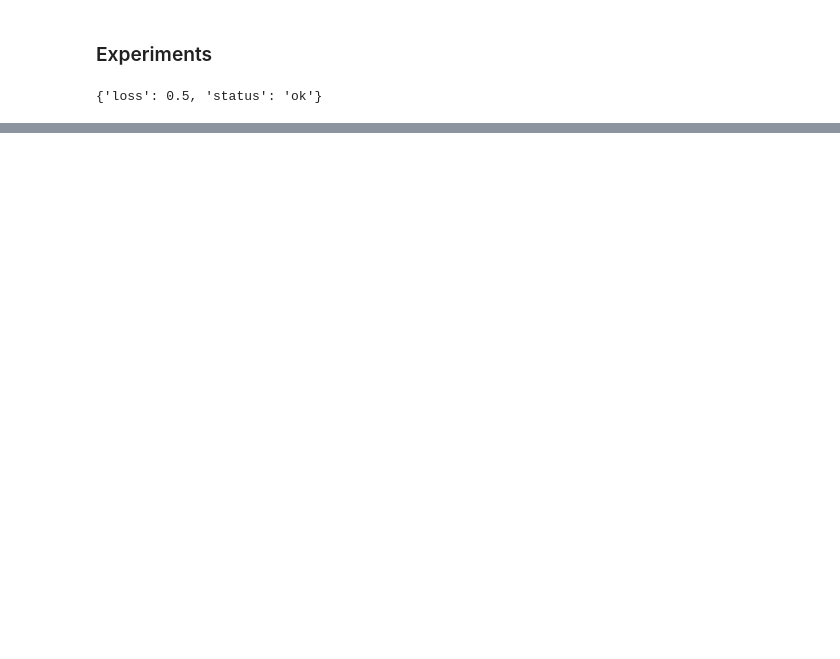
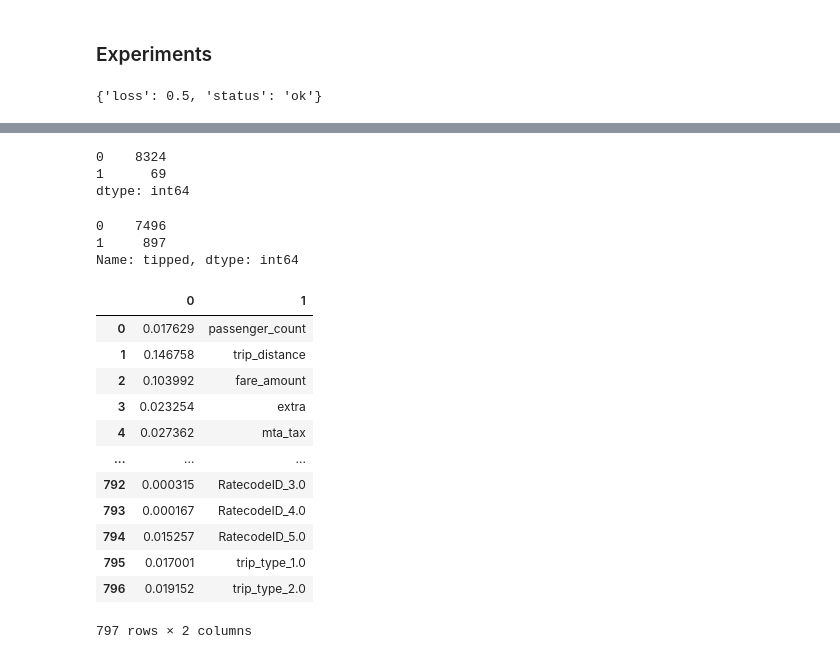
Before and after one commit to DavidePosillipo/DSR_ML_Fundamentals_2023, a Jupyter notebook: 06_Random_Forest.ipynb, the cells around one changed output, grey strips where cells are left out. Saved outputs shown, nothing was run; the diff lists cells and outputs as text; code cells hidden in the pictures; blank space fills up the shorter version.

```diff
--- a/06_Random_Forest.ipynb
+++ b/06_Random_Forest.ipynb
@@ -76,0 +208,32 @@ random_forest_training.calculate_classification_baseline(Y_train=Y_train, Y_test
+# %%
+pd.Series(Y_pred_test).value_counts()
+# %% [output]
+0    8324
+1      69
+dtype: int64
+# %%
+Y_test.value_counts()
+# %% [output]
+0    7496
+1     897
+Name: tipped, dtype: int64
+# %%
+fi = pd.DataFrame([pd.Series(rf.feature_importances_), pd.Series(rf.feature_names_in_)])
+# %%
+fi_t = fi.T
+# %%
+fi_t
+# %% [output]
+|  | 0 | 1 |
+| 0 | 0.017629 | passenger_count |
+| 1 | 0.146758 | trip_distance |
+| 2 | 0.103992 | fare_amount |
+| 3 | 0.023254 | extra |
+| 4 | 0.027362 | mta_tax |
+| ... | ... | ... |
+| 792 | 0.000315 | RatecodeID_3.0 |
+| 793 | 0.000167 | RatecodeID_4.0 |
+| 794 | 0.015257 | RatecodeID_5.0 |
+| 795 | 0.017001 | trip_type_1.0 |
+| 796 | 0.019152 | trip_type_2.0 |
+797 rows × 2 columns
```
Also changed, not shown: parts of 38 cells of this notebook, 14 other files.
